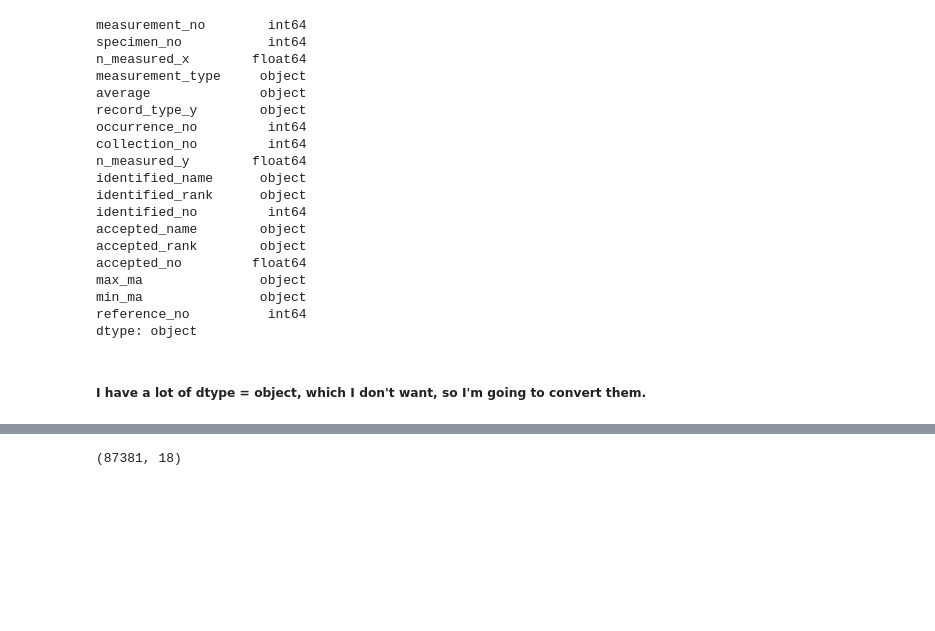
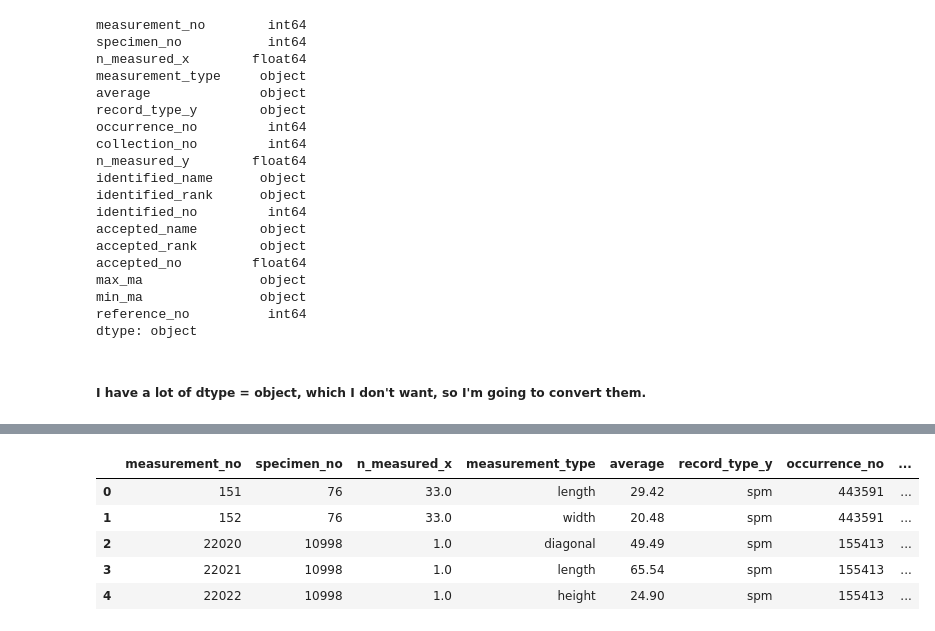
Before and after one commit to loustephjones/Solo-dino-project-DSPT7, a Jupyter notebook: new_start.ipynb, the cells around one changed output, grey strips where cells are left out. Drawn from its saved outputs; the diff is of its cells as text; code cells hidden in the pictures; blank space fills up the shorter version.

```diff
--- a/new_start.ipynb
+++ b/new_start.ipynb
@@ -161,5 +156,10 @@ b'Abrekia sulcata'                    5.539130
 Name: average, dtype: float64
 # %%
-data.shape
+data.head()
 # %% [output]
-(87381, 18)
+|  | measurement_no | specimen_no | n_measured_x | measurement_type | average | record_type_y | occurrence_no | ... |
+| 0 | 151 | 76 | 33.0 | length | 29.42 | spm | 443591 | ... |
+| 1 | 152 | 76 | 33.0 | width | 20.48 | spm | 443591 | ... |
+| 2 | 22020 | 10998 | 1.0 | diagonal | 49.49 | spm | 155413 | ... |
+| 3 | 22021 | 10998 | 1.0 | length | 65.54 | spm | 155413 | ... |
+| 4 | 22022 | 10998 | 1.0 | height | 24.90 | spm | 155413 | ... |
```
Also changed, not shown: parts of 6 cells of this notebook.
